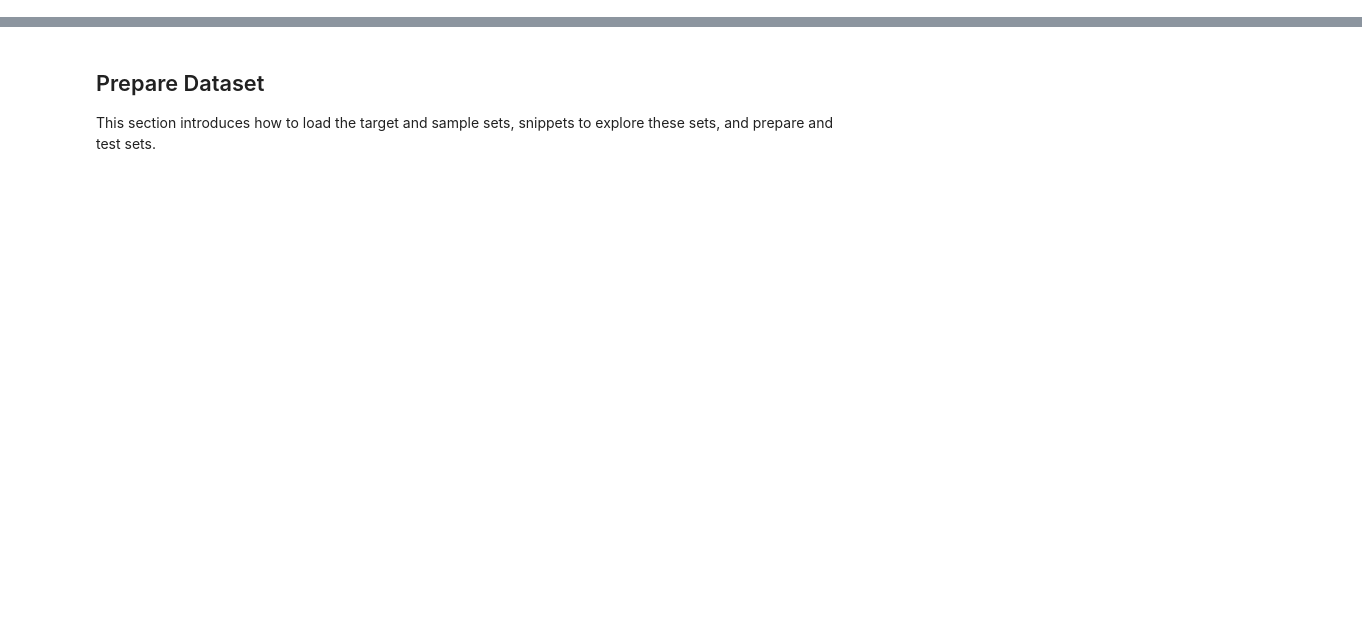
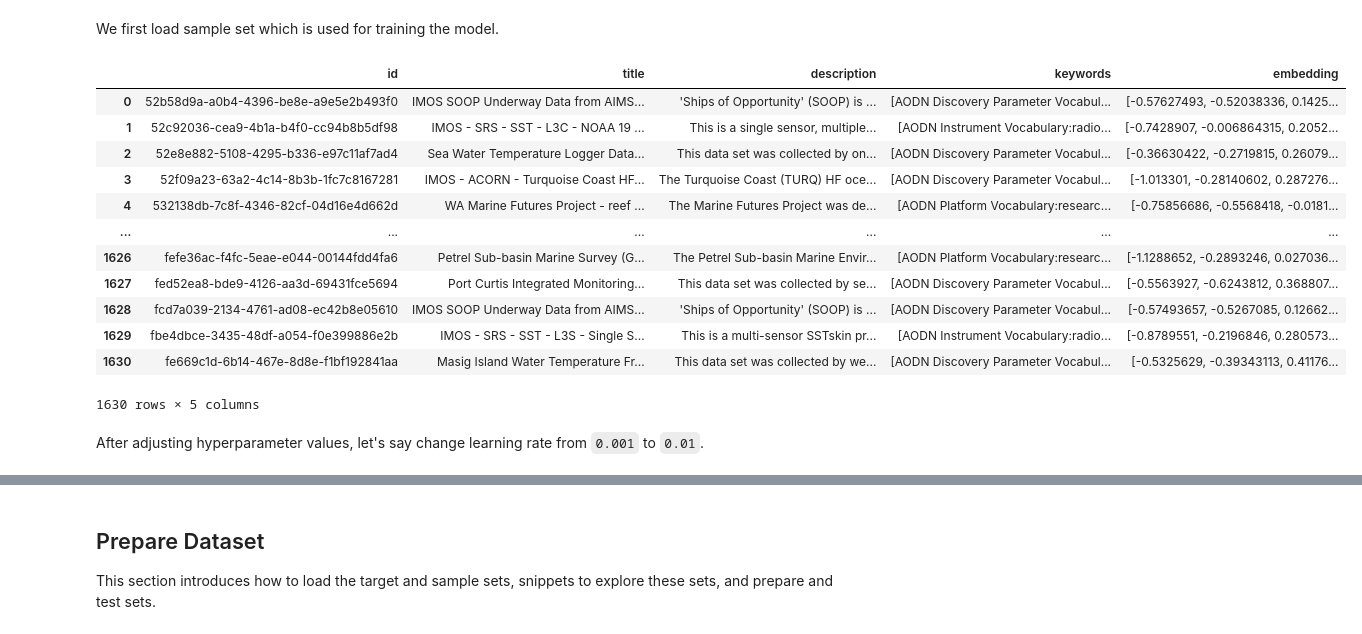
Before and after one commit to aodn/data-discovery-ai, a Jupyter notebook: notebooks/KeywordClassificationNonTechNotebook.ipynb, the cells around one changed output, grey strips where cells are left out. Saved outputs shown, nothing was run; the diff lists cells and outputs as text; code cells hidden in the pictures; blank space fills up the shorter version.

```diff
--- a/notebooks/KeywordClassificationNonTechNotebook.ipynb
+++ b/notebooks/KeywordClassificationNonTechNotebook.ipynb
@@ -13,0 +84,21 @@ Only keywords $k_j \in K_i$ that are part of the listed AODN vocabularies will b
+# %% [markdown]
+We first load sample set which is used for training the model.
+# %%
+sampleSet = preprocessor.load_from_file("../data_discovery_ai/input/keyword_sample.pkl")
+sampleSet
+# %% [output]
+|  | id | title | description | keywords | embedding |
+| 0 | 52b58d9a-a0b4-4396-be8e-a9e5e2b493f0 | IMOS SOOP Underway Data from AIMS... | 'Ships of Opportunity' (SOOP) is ... | [AODN Discovery Parameter Vocabul... | [-0.57627493, -0.52038336, 0.1425... |
+| 1 | 52c92036-cea9-4b1a-b4f0-cc94b8b5df98 | IMOS - SRS - SST - L3C - NOAA 19 ... | This is a single sensor, multiple... | [AODN Instrument Vocabulary:radio... | [-0.7428907, -0.006864315, 0.2052... |
+| 2 | 52e8e882-5108-4295-b336-e97c11af7ad4 | Sea Water Temperature Logger Data... | This data set was collected by on... | [AODN Discovery Parameter Vocabul... | [-0.36630422, -0.2719815, 0.26079... |
+| 3 | 52f09a23-63a2-4c14-8b3b-1fc7c8167281 | IMOS - ACORN - Turquoise Coast HF... | The Turquoise Coast (TURQ) HF oce... | [AODN Discovery Parameter Vocabul... | [-1.013301, -0.28140602, 0.287276... |
+| 4 | 532138db-7c8f-4346-82cf-04d16e4d662d | WA Marine Futures Project - reef ... | The Marine Futures Project was de... | [AODN Platform Vocabulary:researc... | [-0.75856686, -0.5568418, -0.0181... |
+| ... | ... | ... | ... | ... | ... |
+| 1626 | fefe36ac-f4fc-5eae-e044-00144fdd4fa6 | Petrel Sub-basin Marine Survey (G... | The Petrel Sub-basin Marine Envir... | [AODN Platform Vocabulary:researc... | [-1.1288652, -0.2893246, 0.027036... |
+| 1627 | fed52ea8-bde9-4126-aa3d-69431fce5694 | Port Curtis Integrated Monitoring... | This data set was collected by se... | [AODN Discovery Parameter Vocabul... | [-0.5563927, -0.6243812, 0.368807... |
+| 1628 | fcd7a039-2134-4761-ad08-ec42b8e05610 | IMOS SOOP Underway Data from AIMS... | 'Ships of Opportunity' (SOOP) is ... | [AODN Discovery Parameter Vocabul... | [-0.57493657, -0.5267085, 0.12662... |
+| 1629 | fbe4dbce-3435-48df-a054-f0e399886e2b | IMOS - SRS - SST - L3S - Single S... | This is a multi-sensor SSTskin pr... | [AODN Instrument Vocabulary:radio... | [-0.8789551, -0.2196846, 0.280573... |
+| 1630 | fe669c1d-6b14-467e-8d8e-f1bf192841aa | Masig Island Water Temperature Fr... | This data set was collected by we... | [AODN Discovery Parameter Vocabul... | [-0.5325629, -0.39343113, 0.41176... |
+1630 rows × 5 columns
+# %% [markdown]
+After adjusting hyperparameter values, let's say change learning rate from `0.001` to `0.01`.
```
Also changed, not shown: parts of 21 cells of this notebook, 8 other files.
